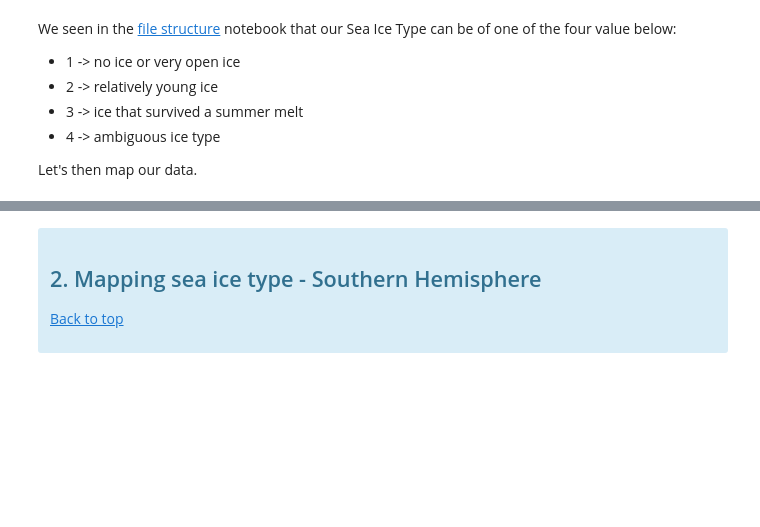
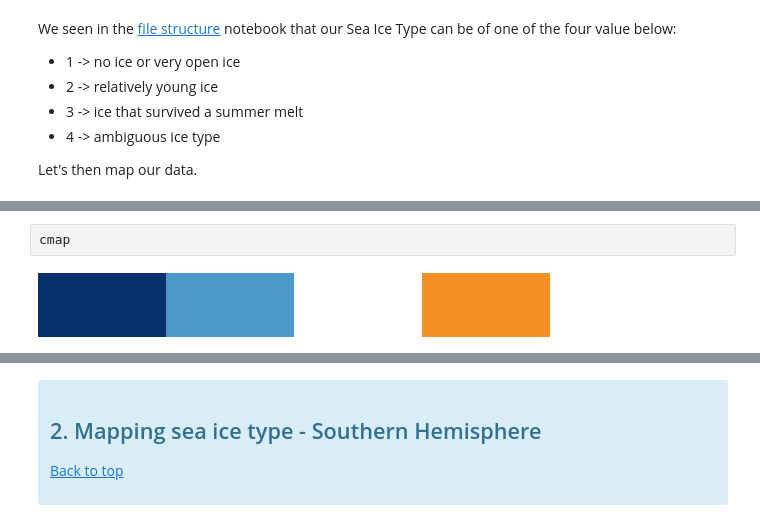
Before and after one commit to eumetsat/learn-osi-saf-sea-ice, a Jupyter notebook: 1_OSI_SAF_sea_ice_introductory/1_3c_OSI_SAF_sea_ice_mapping_Ice_Type.ipynb, the cells around one changed output, grey strips where cells are left out. Drawn from its saved outputs; the diff is of its cells as text; blank space fills up the shorter version.

```diff
--- a/1_OSI_SAF_sea_ice_introductory/1_3c_OSI_SAF_sea_ice_mapping_Ice_Type.ipynb
+++ b/1_OSI_SAF_sea_ice_introductory/1_3c_OSI_SAF_sea_ice_mapping_Ice_Type.ipynb
@@ -193,3 +204,7 @@ Let's then map our data.
+# %%
+cmap
+# %% [output]
+[figure, added]
 # %%
 fig = plt.figure(figsize=(10,9))
 
```
Also changed, not shown: parts of 11 cells of this notebook.
